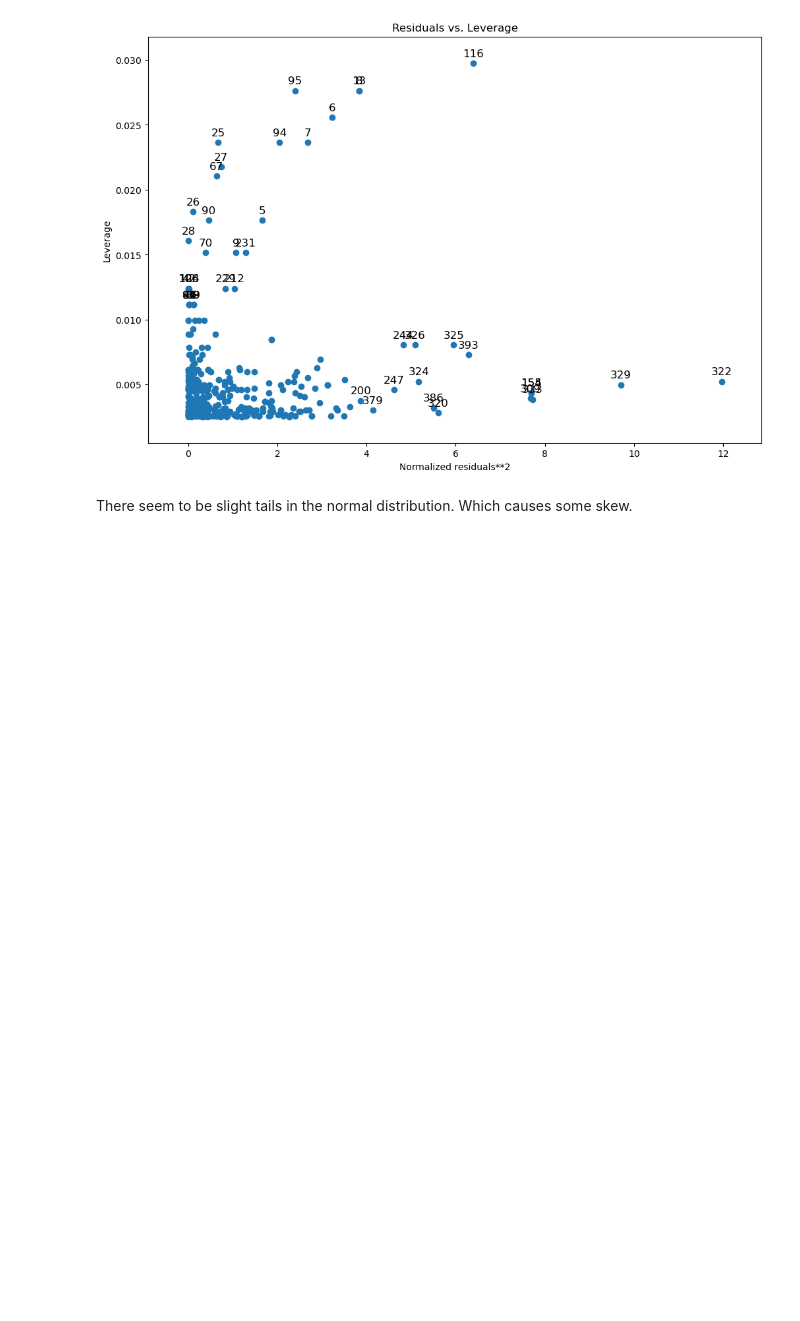
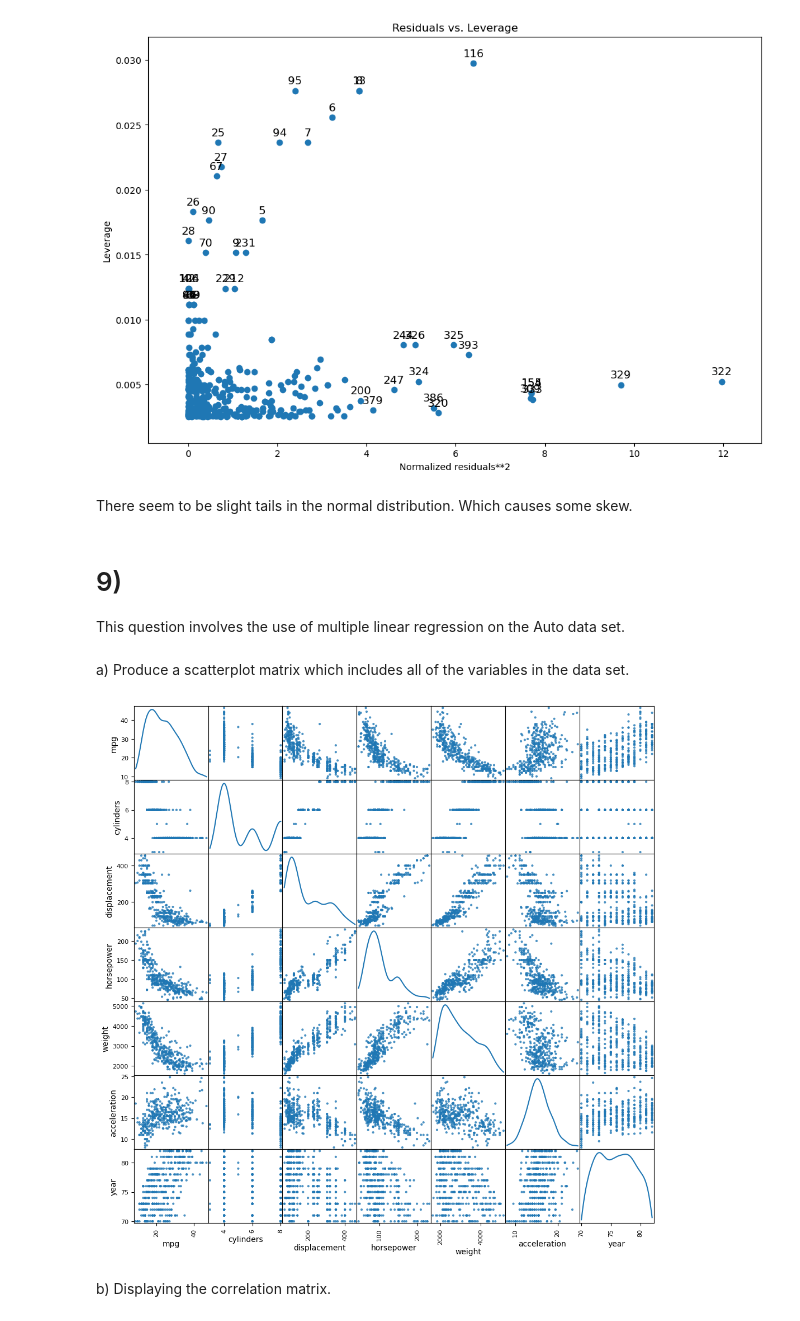
Before and after one commit to basilwong/Sharing_ISL_python, a Jupyter notebook: Chapter_3_applied_excercises.ipynb, the cells around one changed output. Drawn from its saved outputs; the diff is of its cells as text; code cells hidden in the pictures; blank space fills up the shorter version.

```diff
--- a/Chapter_3_applied_excercises.ipynb
+++ b/Chapter_3_applied_excercises.ipynb
@@ -156,3 +159,27 @@ Intel MKL WARNING: Support of Intel(R) Streaming SIMD Extensions 4.2 (Intel(R) S
 [figure]
 # %% [markdown]
 There seem to be slight tails in the normal distribution. Which causes some skew.
+# %% [markdown]
+# 9)
+
+This question involves the use of multiple linear regression on the Auto data set.
+# %% [markdown]
+a) Produce a scatterplot matrix which includes all of the variables in the data set.
+# %%
+from pandas.plotting import scatter_matrix
+
+# Select the desired variables for the scatterplot matrix
+selected_columns = ['mpg', 'cylinders', 'displacement', 'horsepower', 'weight', 'acceleration', 'year']
+
+# Create a DataFrame with only the selected columns
+selected_data = auto[selected_columns]
+
+# Generate the scatterplot matrix
+scatter_matrix(selected_data, alpha=0.8, figsize=(12, 12), diagonal='kde')
+
+# Show the plot
+plt.show()
+# %% [output]
+[figure, added]
+# %% [markdown]
+b) Displaying the correlation matrix.
```
Also changed, not shown: parts of 74 cells of this notebook.
